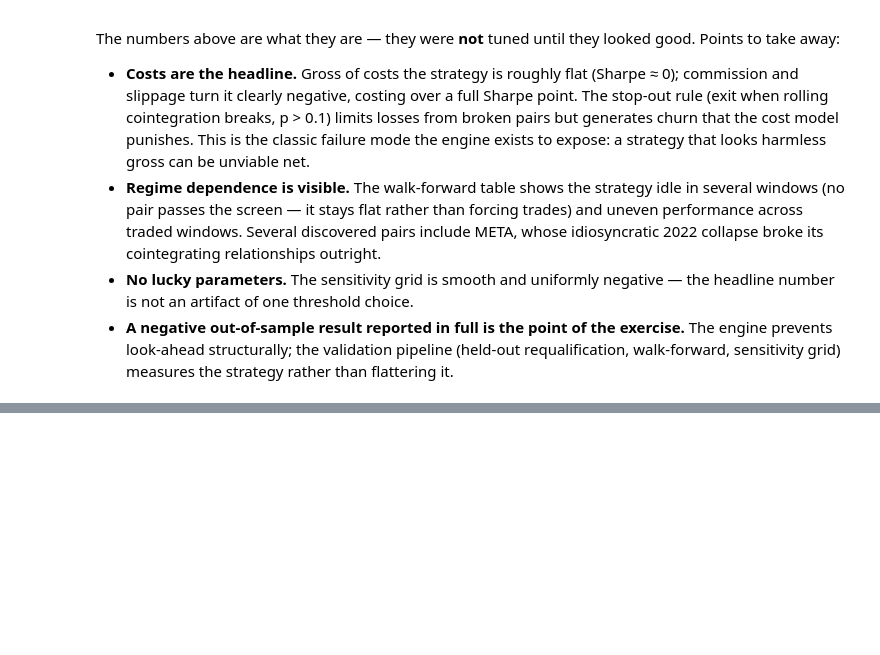
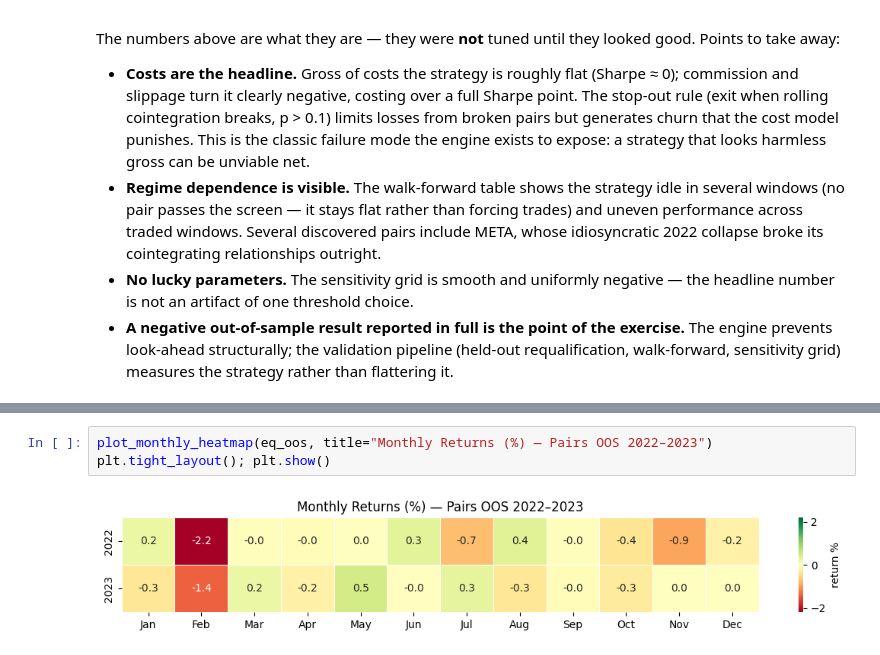
Before and after one commit to Jenak26/event-driven-backtester, a Jupyter notebook: notebooks/research.ipynb, the cells around one changed output, grey strips where cells are left out. Saved outputs shown, nothing was run; the diff lists cells and outputs as text; blank space fills up the shorter version.

```diff
--- a/notebooks/research.ipynb
+++ b/notebooks/research.ipynb
@@ -262,0 +441,5 @@ looked good. Points to take away:
+# %%
+plot_monthly_heatmap(eq_oos, title="Monthly Returns (%) — Pairs OOS 2022–2023")
+plt.tight_layout(); plt.show()
+# %% [output]
+[figure, added]
```
Also changed, not shown: parts of 21 cells of this notebook, 17 other files.
